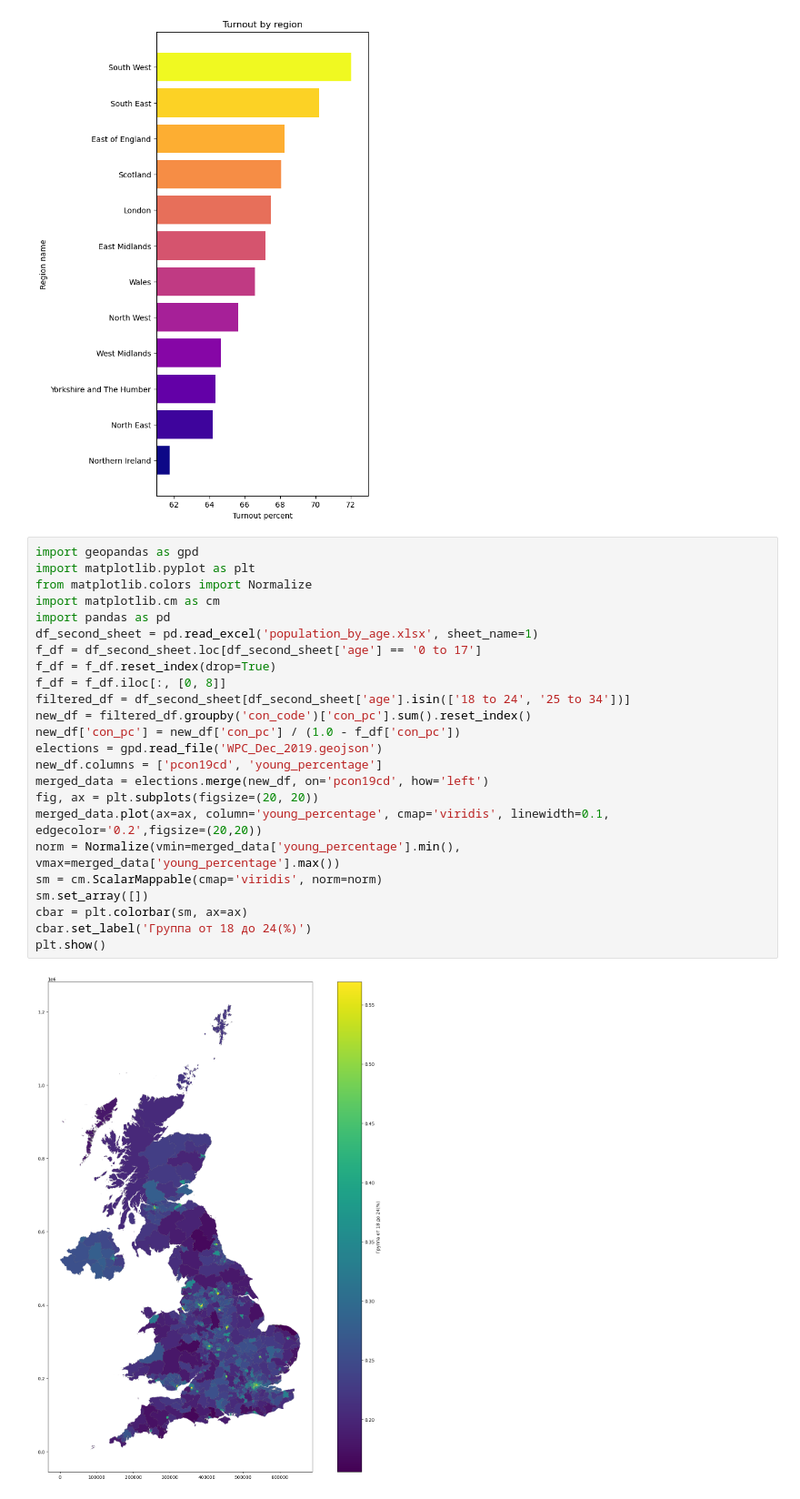
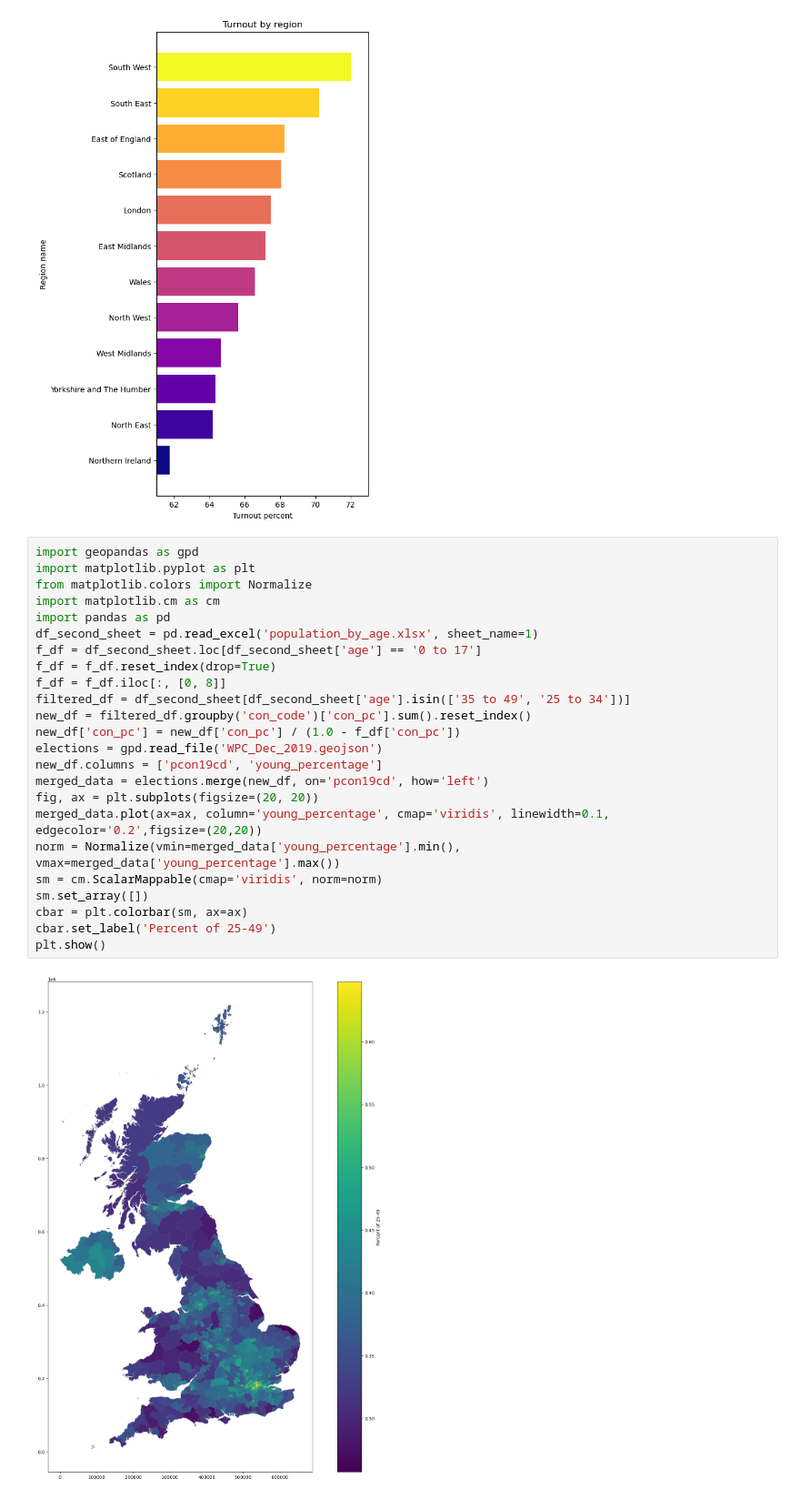
Before and after one commit to SadykovArt/StatPrak_6_sem, a Jupyter notebook: Project_group8.ipynb, the cells around one changed output. Shown at 91% size. Cells and saved outputs as stored; diff of their text form.

```diff
--- a/Project_group8.ipynb
+++ b/Project_group8.ipynb
@@ -309,29 +333,29 @@ plt.show()
 # %%
 import geopandas as gpd
 import matplotlib.pyplot as plt
 from matplotlib.colors import Normalize
 import matplotlib.cm as cm
 import pandas as pd
 df_second_sheet = pd.read_excel('population_by_age.xlsx', sheet_name=1)
 f_df = df_second_sheet.loc[df_second_sheet['age'] == '0 to 17']
 f_df = f_df.reset_index(drop=True)
 f_df = f_df.iloc[:, [0, 8]]
-filtered_df = df_second_sheet[df_second_sheet['age'].isin(['18 to 24', '25 to 34'])]
+filtered_df = df_second_sheet[df_second_sheet['age'].isin(['35 to 49', '25 to 34'])]
 new_df = filtered_df.groupby('con_code')['con_pc'].sum().reset_index()
 new_df['con_pc'] = new_df['con_pc'] / (1.0 - f_df['con_pc'])
 elections = gpd.read_file('WPC_Dec_2019.geojson')
 new_df.columns = ['pcon19cd', 'young_percentage']
 merged_data = elections.merge(new_df, on='pcon19cd', how='left')
 fig, ax = plt.subplots(figsize=(20, 20))
 merged_data.plot(ax=ax, column='young_percentage', cmap='viridis', linewidth=0.1, edgecolor='0.2',figsize=(20,20))
 norm = Normalize(vmin=merged_data['young_percentage'].min(), vmax=merged_data['young_percentage'].max())
 sm = cm.ScalarMappable(cmap='viridis', norm=norm)
 sm.set_array([])
 cbar = plt.colorbar(sm, ax=ax)
-cbar.set_label('Группа от 18 до 24(%)')
+cbar.set_label('Percent of 25-49')
 plt.show()
 # %% [output]
-[figure, old version]
+[figure, new version]
 # %%
 import pandas as pd
 import matplotlib.pyplot as plt
```
Also changed, not shown: parts of 6 cells of this notebook.
